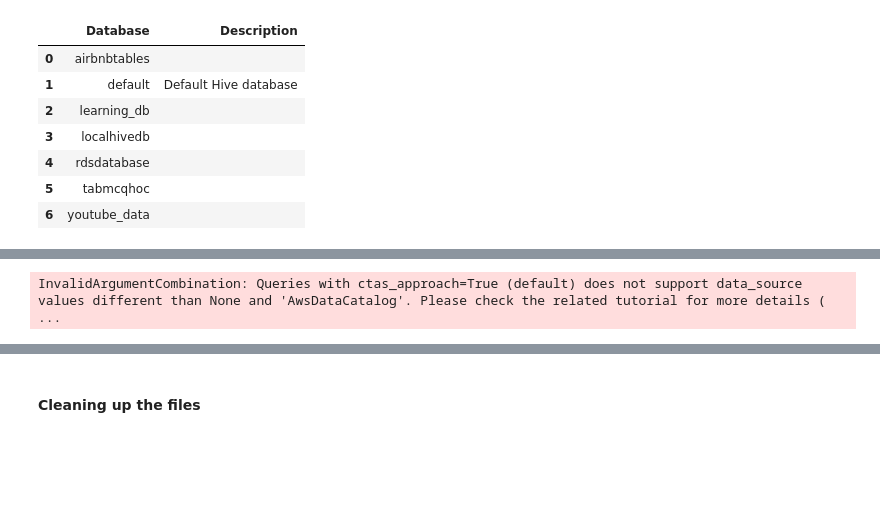
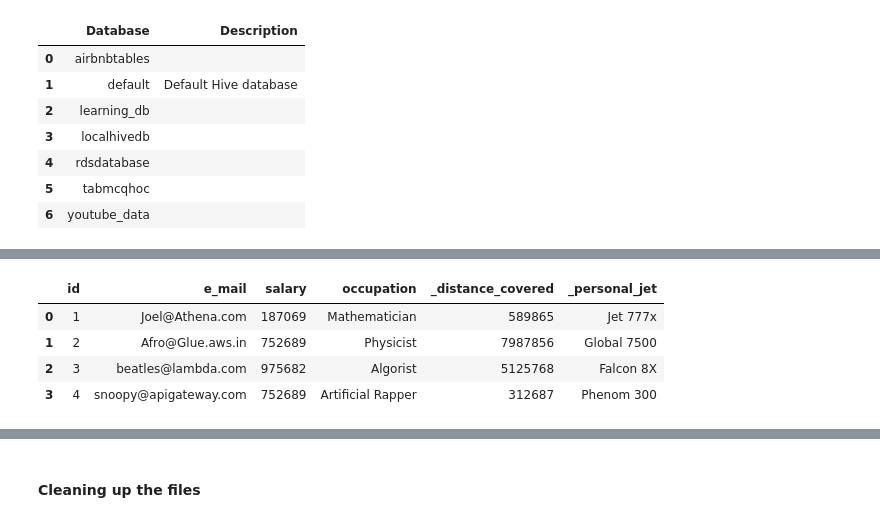
Before and after one commit to kshf-frq/s3-warehouse-playbook, a Jupyter notebook: jupyter_books/Athena_Glue_thru_AWSWrangler.ipynb, the cells around one changed output, grey strips where cells are left out. Saved outputs shown, nothing was run; the diff lists cells and outputs as text; code cells hidden in the pictures; blank space fills up the shorter version.

Commit message:
completed Athena process

```diff
--- a/jupyter_books/Athena_Glue_thru_AWSWrangler.ipynb
+++ b/jupyter_books/Athena_Glue_thru_AWSWrangler.ipynb
@@ -218,7 +218,8 @@ wr.catalog.databases(boto3_session=your_session)
 | 5 | tabmcqhoc |  |
 | 6 | youtube_data |  |
 # %%
-wr.athena.read_sql_query(sql="""SELECT t.*,j._distance_covered,
+joined_df = wr.athena.read_sql_query(sql="""SELECT t.id, t.e_mail,
+                            salary,occupation,j._distance_covered,
                             j._personal_jet
                             FROM their_jets as j
                             JOIN top_earners as t
@@ -235,10 +230,11 @@ wr.athena.read_sql_query(sql="""SELECT t.*,j._distance_covered,
+# %%
+joined_df
+# %% [output]
+|  | id | e_mail | salary | occupation | _distance_covered | _personal_jet |
+| 0 | 1 | Joel@Athena.com | 187069 | Mathematician | 589865 | Jet 777x |
+| 1 | 2 | Afro@Glue.aws.in | 752689 | Physicist | 7987856 | Global 7500 |
+| 2 | 3 | beatles@lambda.com | 975682 | Algorist | 5125768 | Falcon 8X |
+| 3 | 4 | snoopy@apigateway.com | 752689 | Artificial Rapper | 312687 | Phenom 300 |
 # %%
 wr.s3.delete_objects(path='s3://aws-athena-query-results-642924624251-us-east-1/',
                     boto3_session=your_session)
-# %%
-wr.athena.read_sql_query(sql='SELECT * FROM jets_earners',
-                        boto3_session=your_session,
-                         database='learning_db',
-                         data_source=destination_bucket+"/joined_table")
-# %% [output]
-InvalidArgumentCombination: Queries with ctas_approach=True (default) does not support data_source values different than None and 'AwsDataCatalog'. Please check the related tutorial for more details ( ...
```
Also changed, not shown: parts of 6 cells of this notebook.
